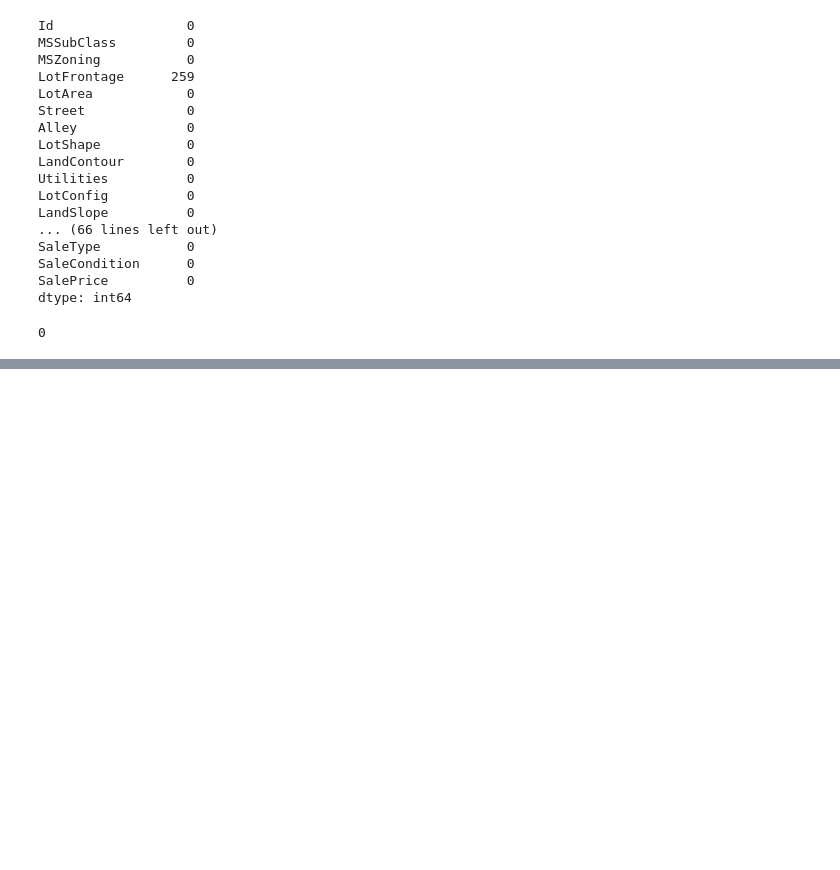
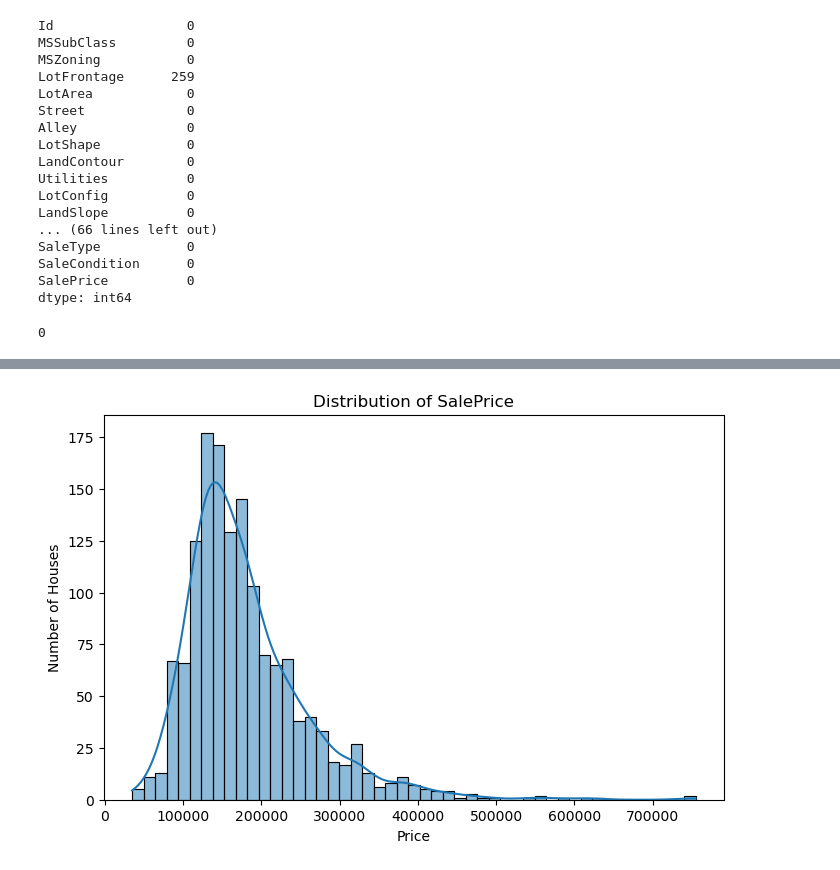
Before and after one commit to SabihaMetlo/betabytez-aiml-task3-sabiha, a Jupyter notebook: model/task3_house_price_prediction.ipynb.ipynb, the cells around one changed output, grey strips where cells are left out. Drawn from its saved outputs; the diff is of its cells as text; code cells hidden in the pictures; blank space fills up the shorter version.

Commit message:
Add SalePrice distribution EDA and log transformation

```diff
--- a/model/task3_house_price_prediction.ipynb.ipynb
+++ b/model/task3_house_price_prediction.ipynb.ipynb
@@ -176,0 +184,11 @@ print(df.isnull().sum().sum())  # should print 0 if everything is handled
+# %%
+plt.figure(figsize=(8,5))
+sns.histplot(df["SalePrice"], kde=True)
+
+plt.title("Distribution of SalePrice")
+plt.xlabel("Price")
+plt.ylabel("Number of Houses")
+
+plt.show()
+# %% [output]
+[figure, added]
```
Also changed, not shown: parts of 3 cells of this notebook.
